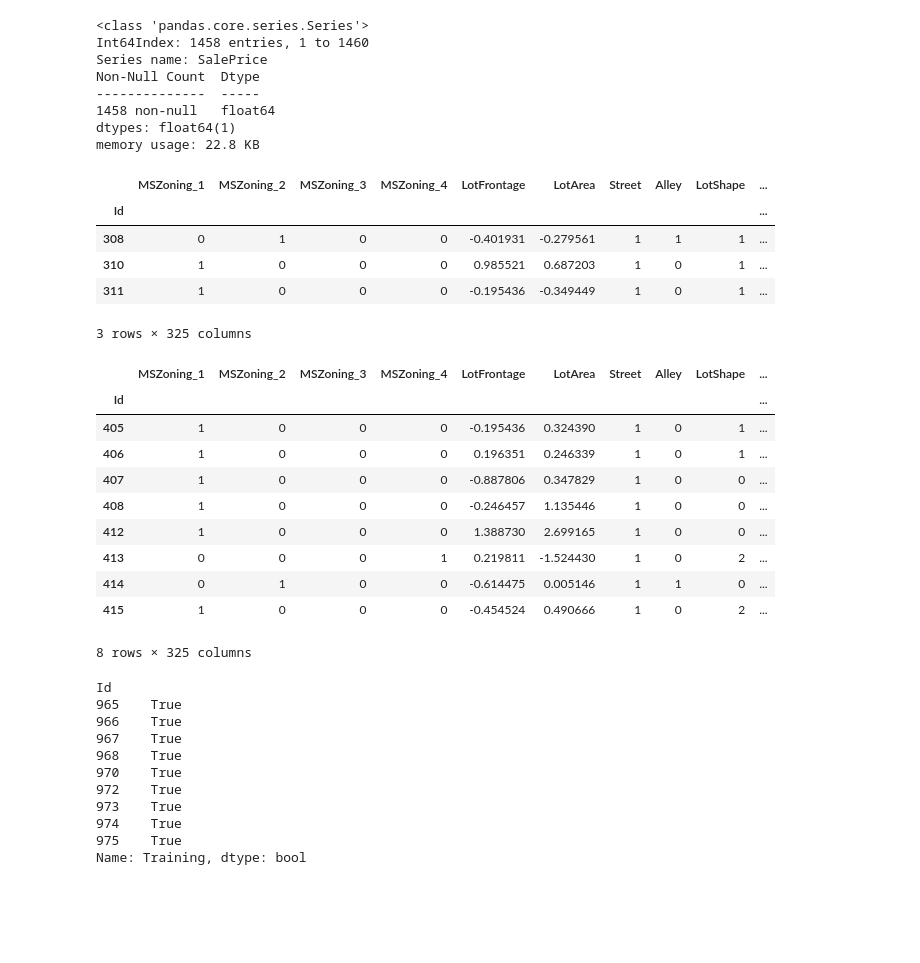
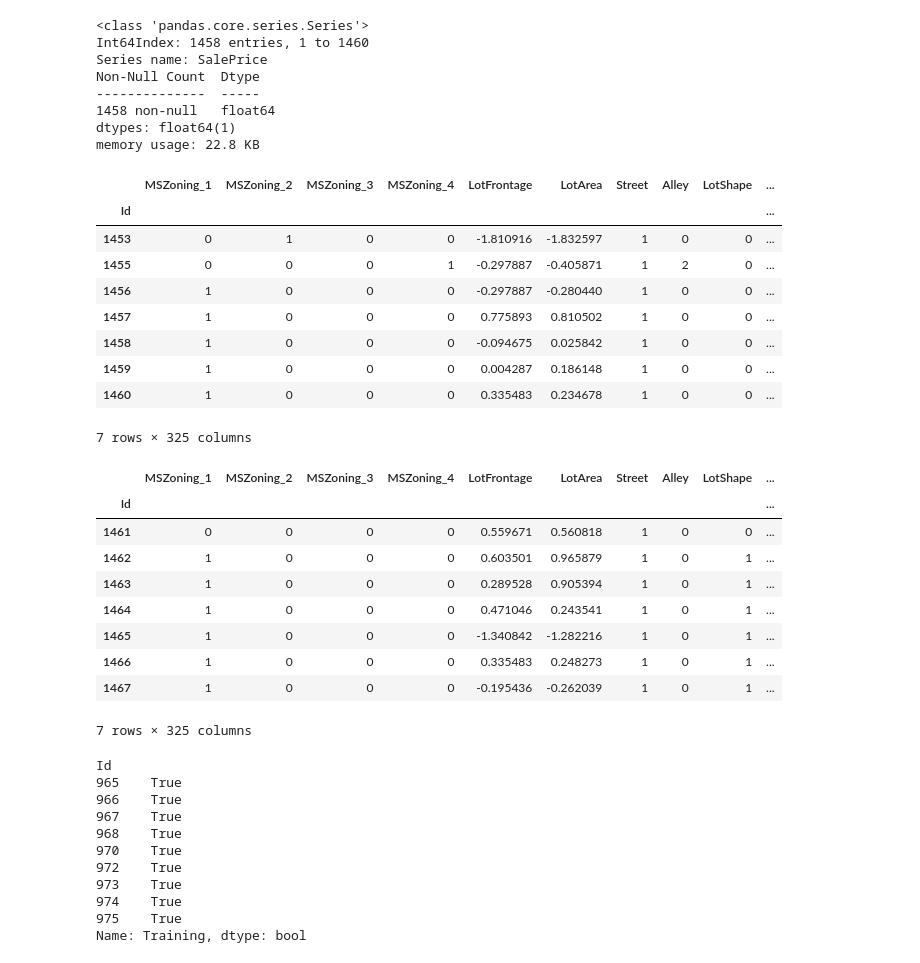
Before and after one commit to antirrabia/Data-Mining, a Jupyter notebook: notebooks/HousePrices.ipynb, the cells around one changed output. Saved outputs shown, nothing was run; the diff lists cells and outputs as text; code cells hidden in the pictures; blank space fills up the shorter version.

```diff
--- a/notebooks/HousePrices.ipynb
+++ b/notebooks/HousePrices.ipynb
@@ -923,28 +930,31 @@ Non-Null Count  Dtype
 dtypes: float64(1)
 memory usage: 22.8 KB
 # %%
-tr.loc[308:311]
+tr.tail(7)
 # %% [output]
 |  | MSZoning_1 | MSZoning_2 | MSZoning_3 | MSZoning_4 | LotFrontage | LotArea | Street | Alley | LotShape | ... |
 | Id |  |  |  |  |  |  |  |  |  | ... |
-| 308 | 0 | 1 | 0 | 0 | -0.401931 | -0.279561 | 1 | 1 | 1 | ... |
-| 310 | 1 | 0 | 0 | 0 | 0.985521 | 0.687203 | 1 | 0 | 1 | ... |
-| 311 | 1 | 0 | 0 | 0 | -0.195436 | -0.349449 | 1 | 0 | 1 | ... |
+| 1453 | 0 | 1 | 0 | 0 | -1.810916 | -1.832597 | 1 | 0 | 0 | ... |
+| 1455 | 0 | 0 | 0 | 1 | -0.297887 | -0.405871 | 1 | 2 | 0 | ... |
+| 1456 | 1 | 0 | 0 | 0 | -0.297887 | -0.280440 | 1 | 0 | 0 | ... |
+| 1457 | 1 | 0 | 0 | 0 | 0.775893 | 0.810502 | 1 | 0 | 0 | ... |
+| 1458 | 1 | 0 | 0 | 0 | -0.094675 | 0.025842 | 1 | 0 | 0 | ... |
+| 1459 | 1 | 0 | 0 | 0 | 0.004287 | 0.186148 | 1 | 0 | 0 | ... |
+| 1460 | 1 | 0 | 0 | 0 | 0.335483 | 0.234678 | 1 | 0 | 0 | ... |
-3 rows × 325 columns
+7 rows × 325 columns
 # %%
-d_tr.loc[405:415]
+te.head(7)
 # %% [output]
 |  | MSZoning_1 | MSZoning_2 | MSZoning_3 | MSZoning_4 | LotFrontage | LotArea | Street | Alley | LotShape | ... |
 | Id |  |  |  |  |  |  |  |  |  | ... |
-| 405 | 1 | 0 | 0 | 0 | -0.195436 | 0.324390 | 1 | 0 | 1 | ... |
-| 406 | 1 | 0 | 0 | 0 | 0.196351 | 0.246339 | 1 | 0 | 1 | ... |
-| 407 | 1 | 0 | 0 | 0 | -0.887806 | 0.347829 | 1 | 0 | 0 | ... |
-| 408 | 1 | 0 | 0 | 0 | -0.246457 | 1.135446 | 1 | 0 | 0 | ... |
-| 412 | 1 | 0 | 0 | 0 | 1.388730 | 2.699165 | 1 | 0 | 0 | ... |
-| 413 | 0 | 0 | 0 | 1 | 0.219811 | -1.524430 | 1 | 0 | 2 | ... |
-| 414 | 0 | 1 | 0 | 0 | -0.614475 | 0.005146 | 1 | 1 | 0 | ... |
-| 415 | 1 | 0 | 0 | 0 | -0.454524 | 0.490666 | 1 | 0 | 2 | ... |
+| 1461 | 0 | 0 | 0 | 0 | 0.559671 | 0.560818 | 1 | 0 | 0 | ... |
+| 1462 | 1 | 0 | 0 | 0 | 0.603501 | 0.965879 | 1 | 0 | 1 | ... |
+| 1463 | 1 | 0 | 0 | 0 | 0.289528 | 0.905394 | 1 | 0 | 1 | ... |
+| 1464 | 1 | 0 | 0 | 0 | 0.471046 | 0.243541 | 1 | 0 | 1 | ... |
+| 1465 | 1 | 0 | 0 | 0 | -1.340842 | -1.282216 | 1 | 0 | 1 | ... |
+| 1466 | 1 | 0 | 0 | 0 | 0.335483 | 0.248273 | 1 | 0 | 1 | ... |
+| 1467 | 1 | 0 | 0 | 0 | -0.195436 | -0.262039 | 1 | 0 | 1 | ... |
-8 rows × 325 columns
+7 rows × 325 columns
 # %%
 d_tr.loc[965:975, 'Training']
 # %% [output]
```
Also changed, not shown: parts of 3 cells of this notebook.
